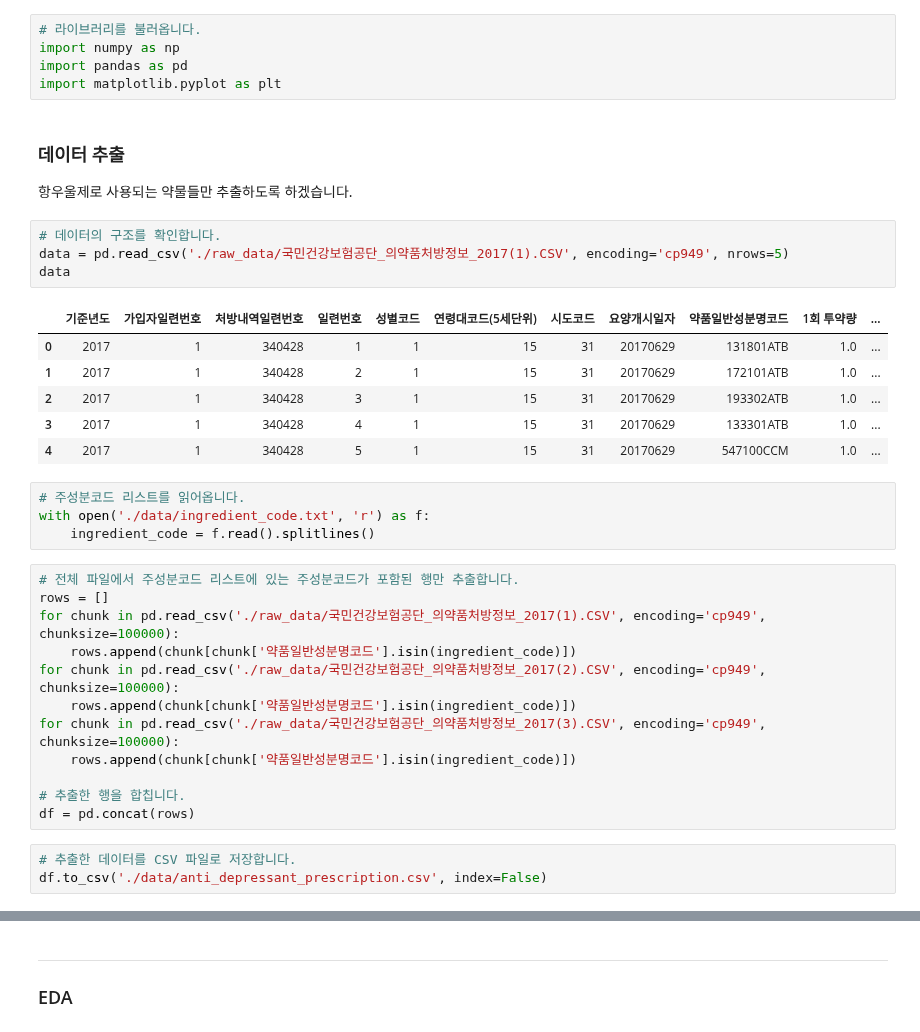
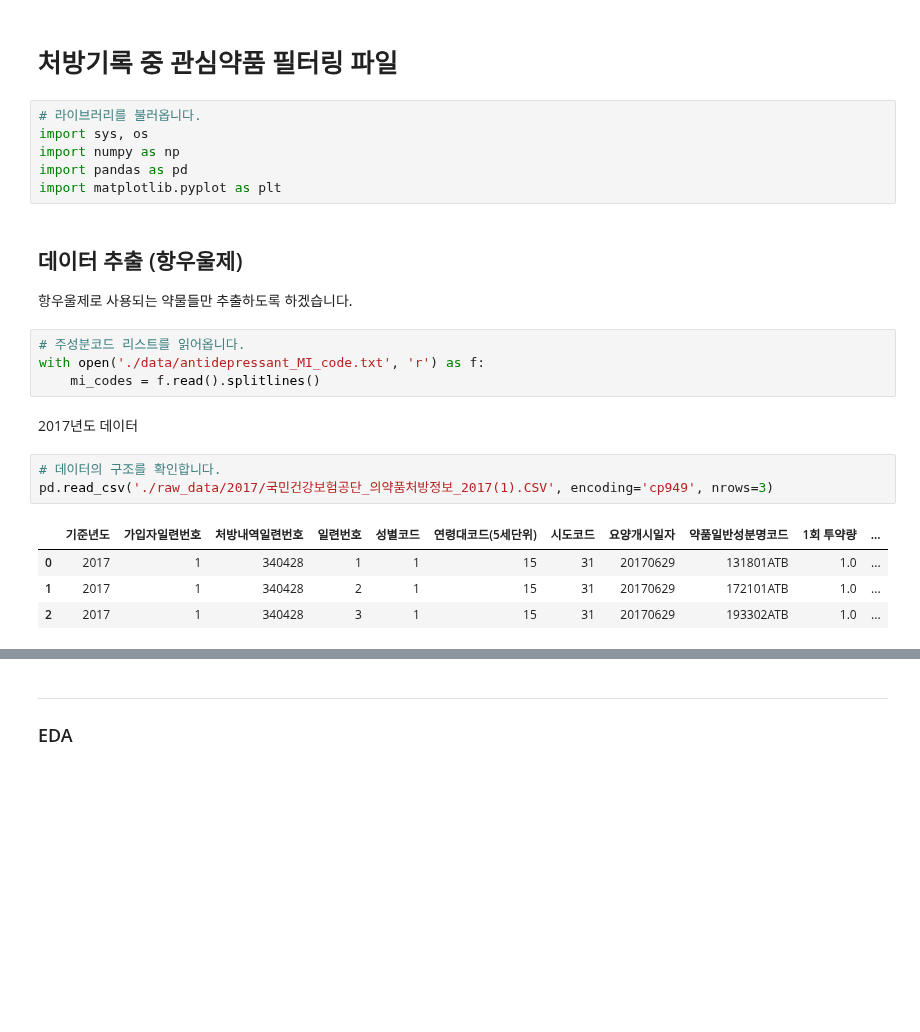
Before and after one commit to YuHan-J-Nam/Drug_Coprescription_Network_Analysis, a Jupyter notebook: medicine_filtering.ipynb, the cells around one changed output, grey strips where cells are left out. Drawn from its saved outputs; the diff is of its cells as text; blank space fills up the shorter version.

```diff
--- a/medicine_filtering.ipynb
+++ b/medicine_filtering.ipynb
@@ -1,38 +1,25 @@
+# %% [markdown]
+# 처방기록 중 관심약품 필터링 파일
 # %%
 # 라이브러리를 불러옵니다.
+import sys, os
 import numpy as np
 import pandas as pd
 import matplotlib.pyplot as plt
 # %% [markdown]
-### 데이터 추출
+## 데이터 추출 (항우울제)
 항우울제로 사용되는 약물들만 추출하도록 하겠습니다.
+# %%
+# 주성분코드 리스트를 읽어옵니다.
+with open('./data/antidepressant_MI_code.txt', 'r') as f:
+    mi_codes = f.read().splitlines()
+# %% [markdown]
+2017년도 데이터
 # %%
 # 데이터의 구조를 확인합니다.
-data = pd.read_csv('./raw_data/국민건강보험공단_의약품처방정보_2017(1).CSV', encoding='cp949', nrows=5)
-data
+pd.read_csv('./raw_data/2017/국민건강보험공단_의약품처방정보_2017(1).CSV', encoding='cp949', nrows=3)
 # %% [output]
 |  | 기준년도 | 가입자일련번호 | 처방내역일련번호 | 일련번호 | 성별코드 | 연령대코드(5세단위) | 시도코드 | 요양개시일자 | 약품일반성분명코드 | 1회 투약량 | ... |
 | 0 | 2017 | 1 | 340428 | 1 | 1 | 15 | 31 | 20170629 | 131801ATB | 1.0 | ... |
 | 1 | 2017 | 1 | 340428 | 2 | 1 | 15 | 31 | 20170629 | 172101ATB | 1.0 | ... |
 | 2 | 2017 | 1 | 340428 | 3 | 1 | 15 | 31 | 20170629 | 193302ATB | 1.0 | ... |
-| 3 | 2017 | 1 | 340428 | 4 | 1 | 15 | 31 | 20170629 | 133301ATB | 1.0 | ... |
-| 4 | 2017 | 1 | 340428 | 5 | 1 | 15 | 31 | 20170629 | 547100CCM | 1.0 | ... |
-# %%
-# 주성분코드 리스트를 읽어옵니다.
-with open('./data/ingredient_code.txt', 'r') as f:
-    ingredient_code = f.read().splitlines()
-# %%
-# 전체 파일에서 주성분코드 리스트에 있는 주성분코드가 포함된 행만 추출합니다.
-rows = []
-for chunk in pd.read_csv('./raw_data/국민건강보험공단_의약품처방정보_2017(1).CSV', encoding='cp949', chunksize=100000):
-    rows.append(chunk[chunk['약품일반성분명코드'].isin(ingredient_code)])
-for chunk in pd.read_csv('./raw_data/국민건강보험공단_의약품처방정보_2017(2).CSV', encoding='cp949', chunksize=100000):
-    rows.append(chunk[chunk['약품일반성분명코드'].isin(ingredient_code)])
-for chunk in pd.read_csv('./raw_data/국민건강보험공단_의약품처방정보_2017(3).CSV', encoding='cp949', chunksize=100000):
-    rows.append(chunk[chunk['약품일반성분명코드'].isin(ingredient_code)])
-
-# 추출한 행을 합칩니다.
-df = pd.concat(rows)
-# %%
-# 추출한 데이터를 CSV 파일로 저장합니다.
-df.to_csv('./data/anti_depressant_prescription.csv', index=False)
```
Also changed, not shown: parts of 25 cells of this notebook, 3 other files.
